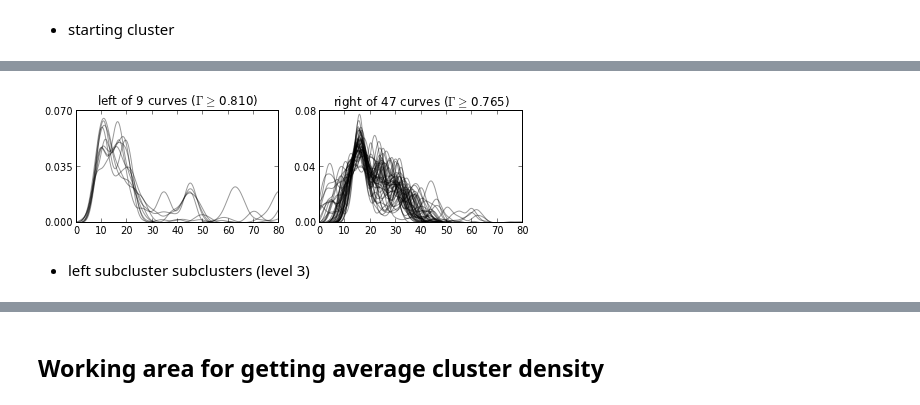
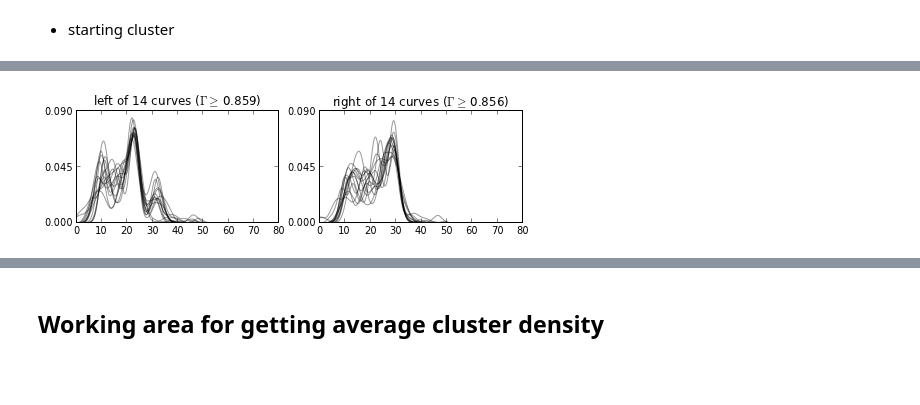
Before and after one commit to hilaryjoyce/smfs-data-analysis, a Jupyter notebook: all_ala_flat_clustering.ipynb, the cells around one changed output, grey strips where cells are left out. Saved outputs shown, nothing was run; the diff lists cells and outputs as text; code cells hidden in the pictures; blank space fills up the shorter version.

```diff
--- a/all_ala_flat_clustering.ipynb
+++ b/all_ala_flat_clustering.ipynb
@@ -48,7 +46,7 @@ savefig("../Figures_May/ala_flat_all_dendro.pdf", bbox_inches='tight')
 # %% [markdown]
 ## Get flat clusters at specified minimum coincidence co_cut
 # %%
-co_cut = 0.65
+co_cut = 0.75
 # %%
 F = c.FlatClusters(coa, co_cut)
 # %%
@@ -106,6 +98,3 @@ Cluster 19 with 198 curves.
-# %%
-# maximum Lc value for plotting
-max_x = 150
 # %%
 figsize(16,18)
 i = 1
@@ -131,5 +115,0 @@ sub = c.SubCluster(F, fclust[i])
-# %%
-#Plot the whole cluster again
-max_x = 80
-figsize(6,4)
-fclust[i].plot_cluster(alpha=0.3, max_x = max_x);
@@ -139,0 +116,19 @@ fclust[i].plot_cluster(alpha=0.3, max_x = max_x);
+# %%
+i = 15
+cluster = fclust[i]
+sub = c.SubCluster(F, cluster)
+# save a text file listing the curves in this cluster
+with open('%scluster%d_list.txt' % (co_folder, cluster.cluster_number), 'w') as file:
+    file.write('#index\tname\n')
+    i = 0
+    cindexes = cluster.list_curve_indexes()
+    cnames = cluster.list_curve_names()
+    while i < cluster.get_cluster_size():
+        file.write('%d\t%s\n' % (cindexes[i], cnames[i]))
+        i = i+1
+#Plot the whole cluster again
+figsize(6,4)
+cluster.plot_cluster(alpha=0.3, max_x = 100);
+title('Cluster %d' % cluster.cluster_number, size=14);
+lcd_y = axis()[3]
+savefig('%sLcDensity_cluster%d.png' % (co_folder, cluster.cluster_number))
@@ -151,7 +170,6 @@ plot_lcd_tf_subplots(sub.right_list, coa, max_x=60);
 # %%
-sub_L = c.SubCluster(F, curve_list=sub.left_list)
-sub_L.plot_both_subclusters(max_x = max_x, alpha=0.4);
+figsize(8,2)
+sub_R = c.SubCluster(F, curve_list=sub.right_list)
+sub_R.plot_both_subclusters(max_x = max_x, alpha=0.4);
 # %% [output]
-[figure, old version]
+[figure, new version]
-# %% [markdown]
-- left subcluster subclusters (level 3)
```
Also changed, not shown: parts of 40 cells of this notebook, 4 other files.
